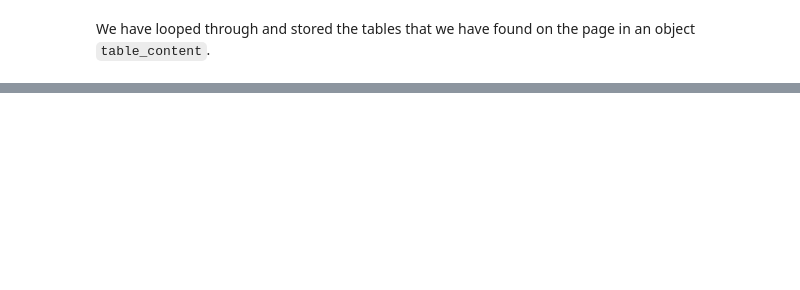
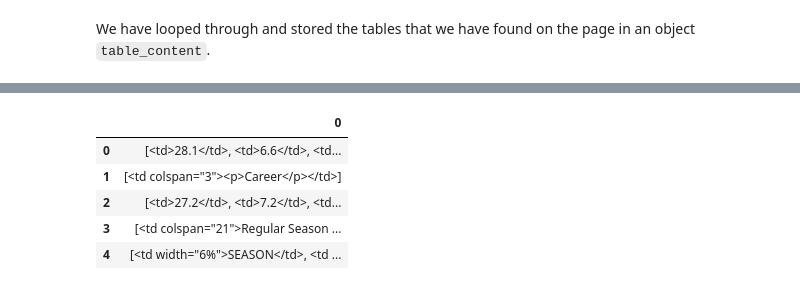
Before and after one commit to willcanniford/python-web-scraping, a Jupyter notebook: LeBron_stats.ipynb, the cells around one changed output, grey strips where cells are left out. Cells and saved outputs as stored; diff of their text form; code cells hidden in the pictures; blank space fills up the shorter version.

```diff
--- a/LeBron_stats.ipynb
+++ b/LeBron_stats.ipynb
@@ -203,3 +232,16 @@ pd.DataFrame(numpy.array(td))
+# %%
+# import numpy for manipulating the BeautifulSoup object results
+import numpy
+pd.DataFrame(numpy.array(td)).head()
+
+# Not quite the format that we are looking for
+# %% [output]
+|  | 0 |
+| 0 | [<td>28.1</td>, <td>6.6</td>, <td... |
+| 1 | [<td colspan="3"><p>Career</p></td>] |
+| 2 | [<td>27.2</td>, <td>7.2</td>, <td... |
+| 3 | [<td colspan="21">Regular Season ... |
+| 4 | [<td width="6%">SEASON</td>, <td ... |
 # %%
 # Generate a clean list of td values
 # This function is probably the easiest way to remove html tags from objects
```
Also changed, not shown: parts of 20 cells of this notebook.
